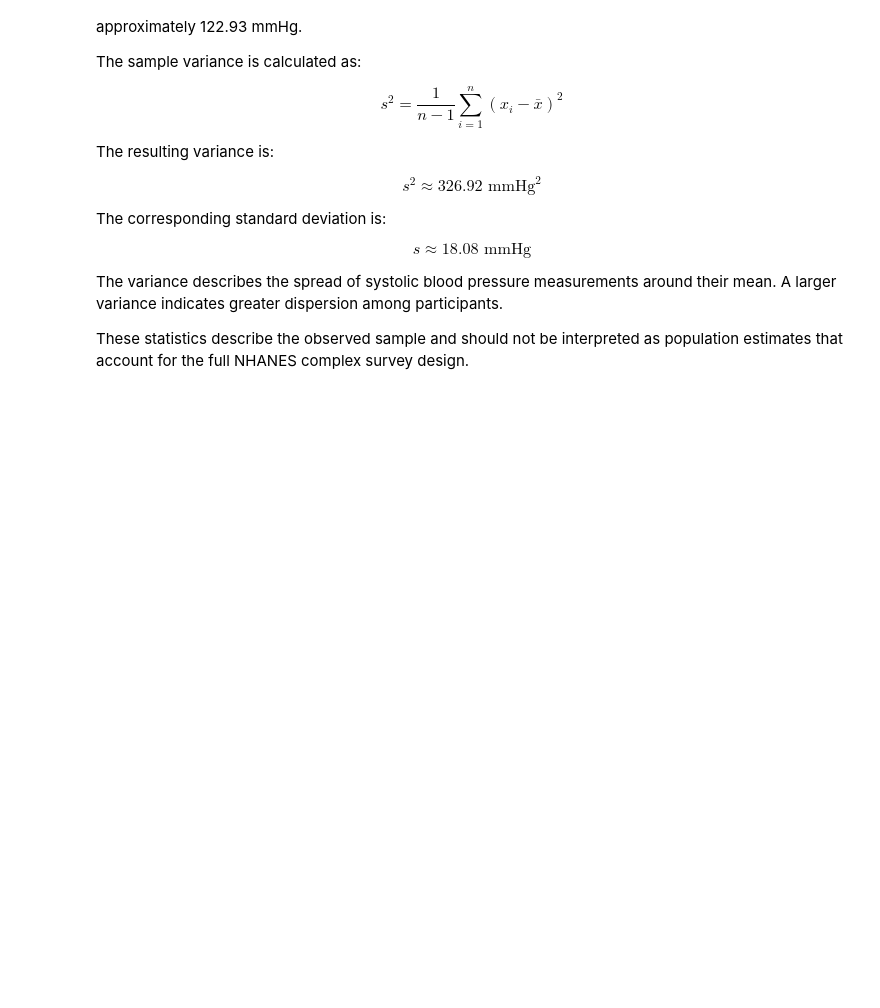
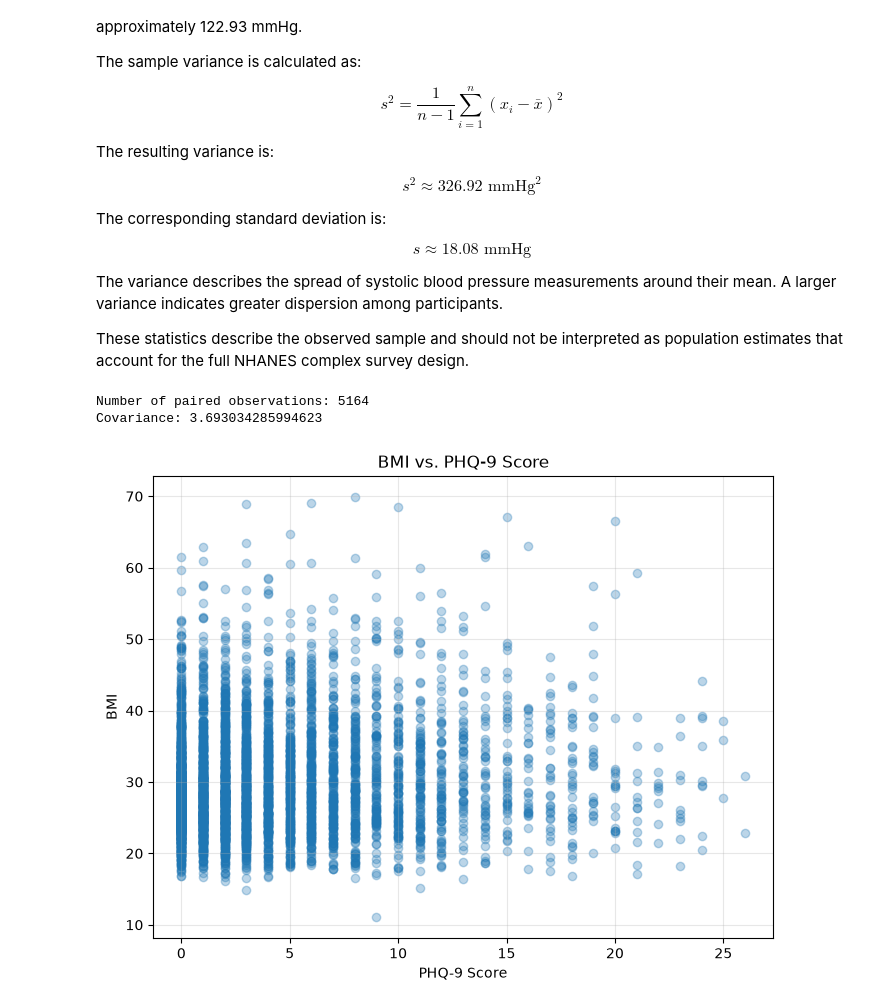
Before and after one commit to amir122884/nhanes-statistics-project, a Jupyter notebook: notebook/phase2_probability.ipynb, the cells around one changed output. Cells and saved outputs as stored; diff of their text form; code cells hidden in the pictures; blank space fills up the shorter version.

```diff
--- a/notebook/phase2_probability.ipynb
+++ b/notebook/phase2_probability.ipynb
@@ -604,3 +604,32 @@ $$
 The variance describes the spread of systolic blood pressure measurements around their mean. A larger variance indicates greater dispersion among participants.
 
 These statistics describe the observed sample and should not be interpreted as population estimates that account for the full NHANES complex survey design.
+# %%
+scatter_data = phase2_data.dropna(
+    subset=["BMXBMI", "PHQ9"]
+).copy()
+
+covariance = scatter_data["BMXBMI"].cov(
+    scatter_data["PHQ9"]
+)
+
+print("Number of paired observations:", len(scatter_data))
+print("Covariance:", covariance)
+
+plt.figure(figsize=(8, 6))
+
+plt.scatter(
+    scatter_data["PHQ9"],
+    scatter_data["BMXBMI"],
+    alpha=0.3
+)
+
+plt.xlabel("PHQ-9 Score")
+plt.ylabel("BMI")
+plt.title("BMI vs. PHQ-9 Score")
+plt.grid(alpha=0.3)
+plt.show()
+# %% [output]
+Number of paired observations: 5164
+Covariance: 3.693034285994623
+[figure, added]
```
Also changed, not shown: parts of 1 cell of this notebook.
